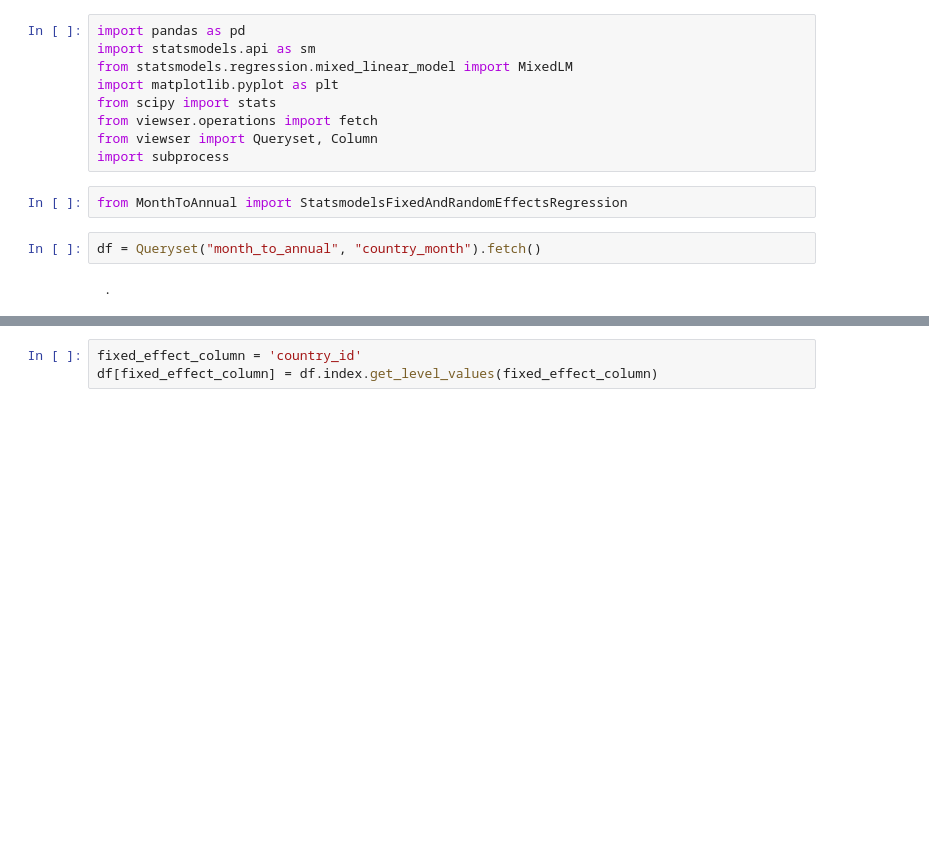
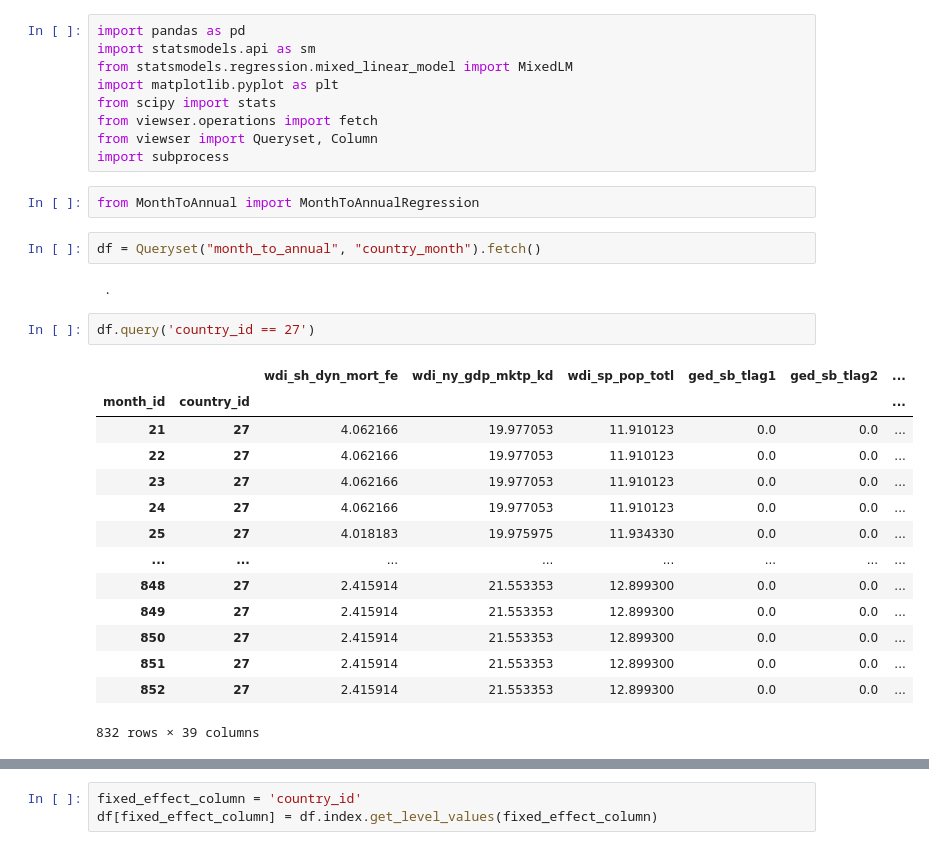
Before and after one commit to prio-data/Monthly-to-Annually-Link, a Jupyter notebook: test-class.ipynb, the cells around one changed output, grey strips where cells are left out. Cells and saved outputs as stored; diff of their text form; blank space fills up the shorter version.

```diff
--- a/test-class.ipynb
+++ b/test-class.ipynb
@@ -8,8 +8,25 @@ from viewser.operations import fetch
 from viewser import Queryset, Column
 import subprocess
 # %%
-from MonthToAnnual import StatsmodelsFixedAndRandomEffectsRegression
+from MonthToAnnual import MonthToAnnualRegression
 # %%
 df = Queryset("month_to_annual", "country_month").fetch()
 # %% [output]
  .
+# %%
+df.query('country_id == 27')
+# %% [output]
+|  |  | wdi_sh_dyn_mort_fe | wdi_ny_gdp_mktp_kd | wdi_sp_pop_totl | ged_sb_tlag1 | ged_sb_tlag2 | ... |
+| month_id | country_id |  |  |  |  |  | ... |
+| 21 | 27 | 4.062166 | 19.977053 | 11.910123 | 0.0 | 0.0 | ... |
+| 22 | 27 | 4.062166 | 19.977053 | 11.910123 | 0.0 | 0.0 | ... |
+| 23 | 27 | 4.062166 | 19.977053 | 11.910123 | 0.0 | 0.0 | ... |
+| 24 | 27 | 4.062166 | 19.977053 | 11.910123 | 0.0 | 0.0 | ... |
+| 25 | 27 | 4.018183 | 19.975975 | 11.934330 | 0.0 | 0.0 | ... |
+| ... | ... | ... | ... | ... | ... | ... | ... |
+| 848 | 27 | 2.415914 | 21.553353 | 12.899300 | 0.0 | 0.0 | ... |
+| 849 | 27 | 2.415914 | 21.553353 | 12.899300 | 0.0 | 0.0 | ... |
+| 850 | 27 | 2.415914 | 21.553353 | 12.899300 | 0.0 | 0.0 | ... |
+| 851 | 27 | 2.415914 | 21.553353 | 12.899300 | 0.0 | 0.0 | ... |
+| 852 | 27 | 2.415914 | 21.553353 | 12.899300 | 0.0 | 0.0 | ... |
+832 rows × 39 columns
```
Also changed, not shown: parts of 14 cells of this notebook.
